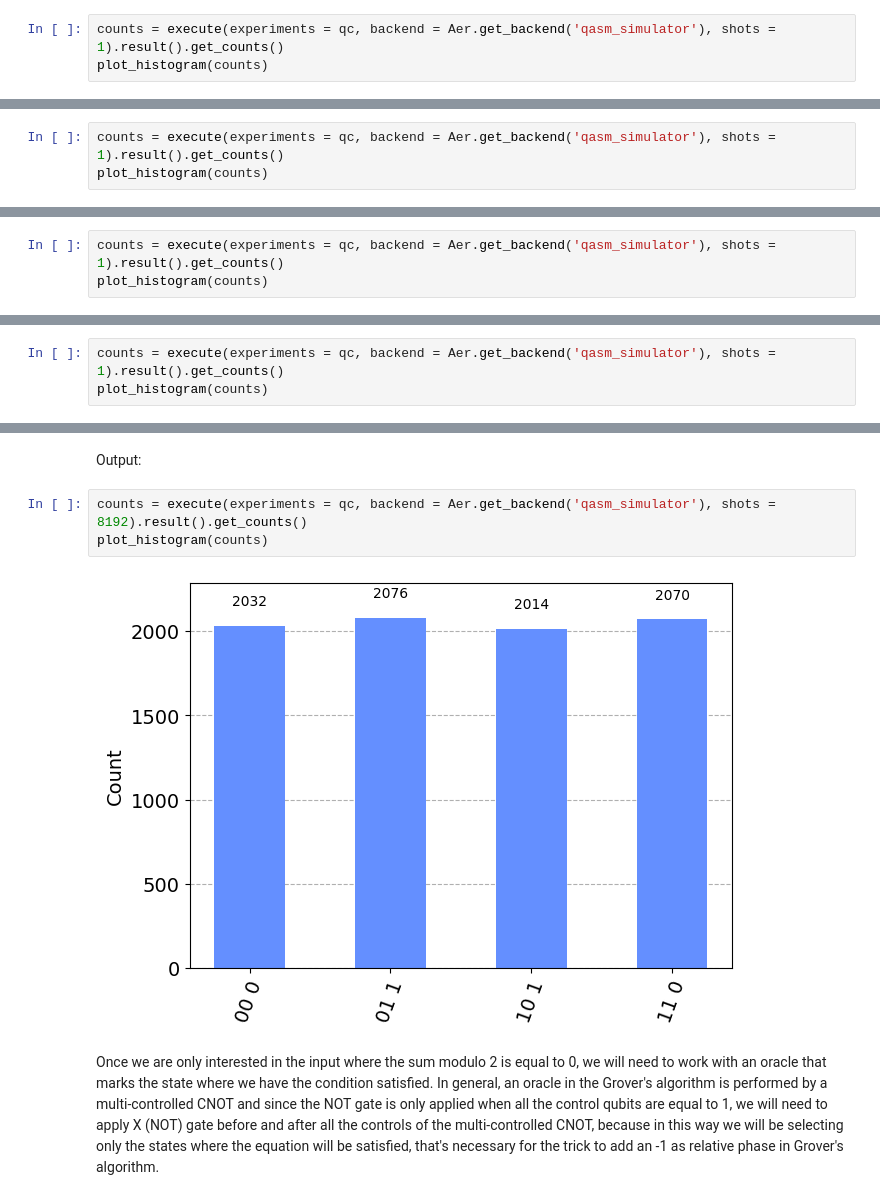
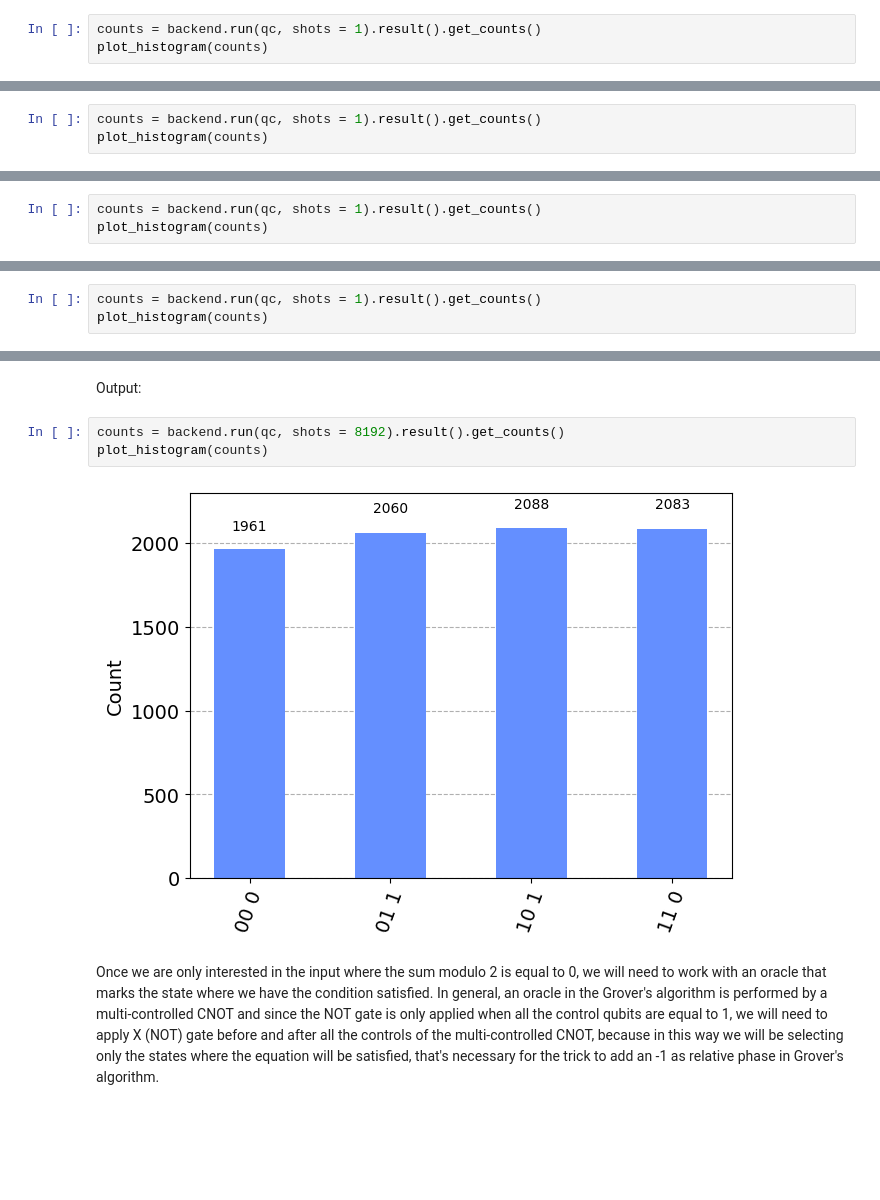
Before and after one commit to jvscursulim/using_grover_algorithm_to_findout_the_distance_of_a_classical_error_correcting_code, a Jupyter notebook: examples.ipynb, the cells around one changed output, grey strips where cells are left out. Saved outputs shown, nothing was run; the diff lists cells and outputs as text; blank space fills up the shorter version.

```diff
--- a/examples.ipynb
+++ b/examples.ipynb
@@ -68,7 +71,7 @@ qc.draw(output = 'mpl')
 # %% [markdown]
 Output:
 # %%
-counts = execute(experiments = qc, backend = Aer.get_backend('qasm_simulator'), shots = 1).result().get_counts()
+counts = backend.run(qc, shots = 1).result().get_counts()
 plot_histogram(counts)
 # %% [output]
 [figure]
@@ -89,7 +92,7 @@ qc.draw(output = 'mpl')
 # %% [markdown]
 Output:
 # %%
-counts = execute(experiments = qc, backend = Aer.get_backend('qasm_simulator'), shots = 1).result().get_counts()
+counts = backend.run(qc, shots = 1).result().get_counts()
 plot_histogram(counts)
 # %% [output]
 [figure]
@@ -110,7 +113,7 @@ qc.draw(output = 'mpl')
 # %% [markdown]
 Output:
 # %%
-counts = execute(experiments = qc, backend = Aer.get_backend('qasm_simulator'), shots = 1).result().get_counts()
+counts = backend.run(qc, shots = 1).result().get_counts()
 plot_histogram(counts)
 # %% [output]
 [figure]
@@ -131,7 +134,7 @@ qc.draw(output = 'mpl')
 # %% [markdown]
 Output:
 # %%
-counts = execute(experiments = qc, backend = Aer.get_backend('qasm_simulator'), shots = 1).result().get_counts()
+counts = backend.run(qc, shots = 1).result().get_counts()
 plot_histogram(counts)
 # %% [output]
 [figure]
@@ -155,10 +158,10 @@ qc.draw(output = 'mpl')
 # %% [markdown]
 Output:
 # %%
-counts = execute(experiments = qc, backend = Aer.get_backend('qasm_simulator'), shots = 8192).result().get_counts()
+counts = backend.run(qc, shots = 8192).result().get_counts()
 plot_histogram(counts)
 # %% [output]
-[figure, old version]
+[figure, new version]
 # %% [markdown]
 Once we are only interested in the input where the sum modulo 2 is equal to 0, we will need to work with an oracle that marks the state where we have the condition satisfied. In general, an oracle in the Grover's algorithm is performed by a multi-controlled CNOT and since the NOT gate is only applied when all the control qubits are equal to 1, we will need to apply X (NOT) gate before and after all the controls of the multi-controlled CNOT, because in this way we will be selecting only the states where the equation will be satisfied, that's necessary for the trick to add an -1 as relative phase in Grover's algorithm.
 # %% [markdown]
```
Also changed, not shown: parts of 37 cells of this notebook, 13 other files.
